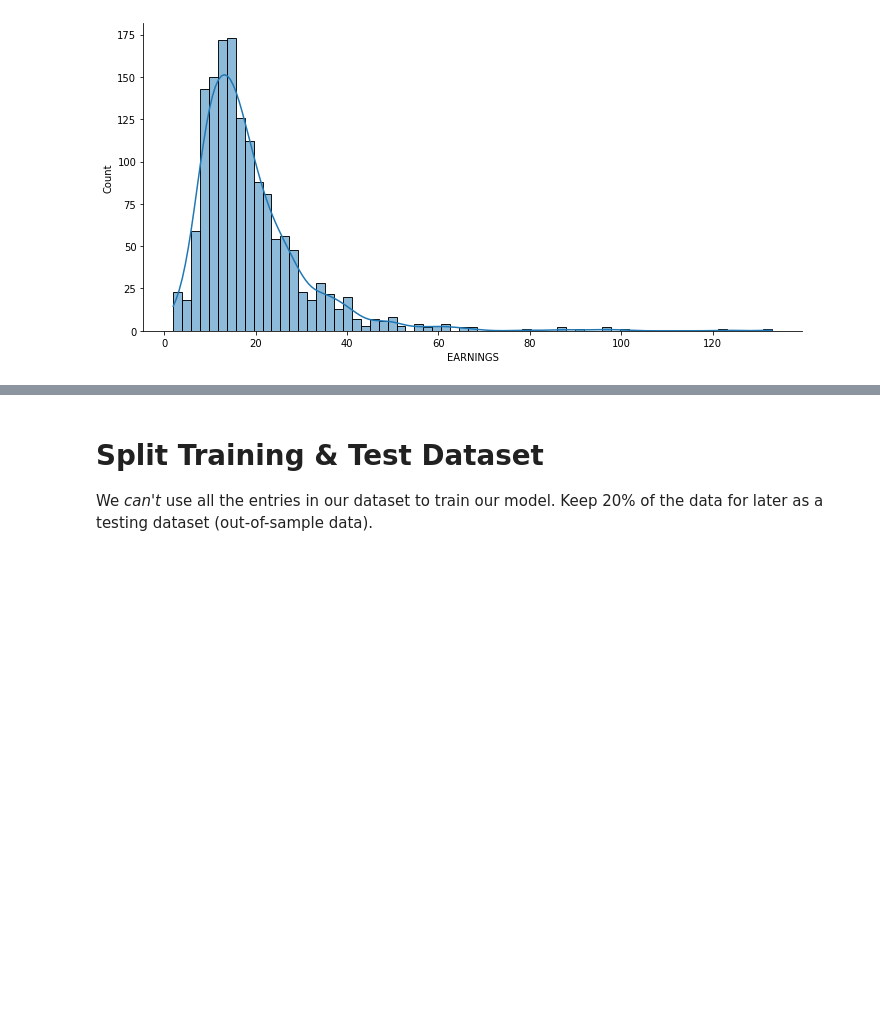
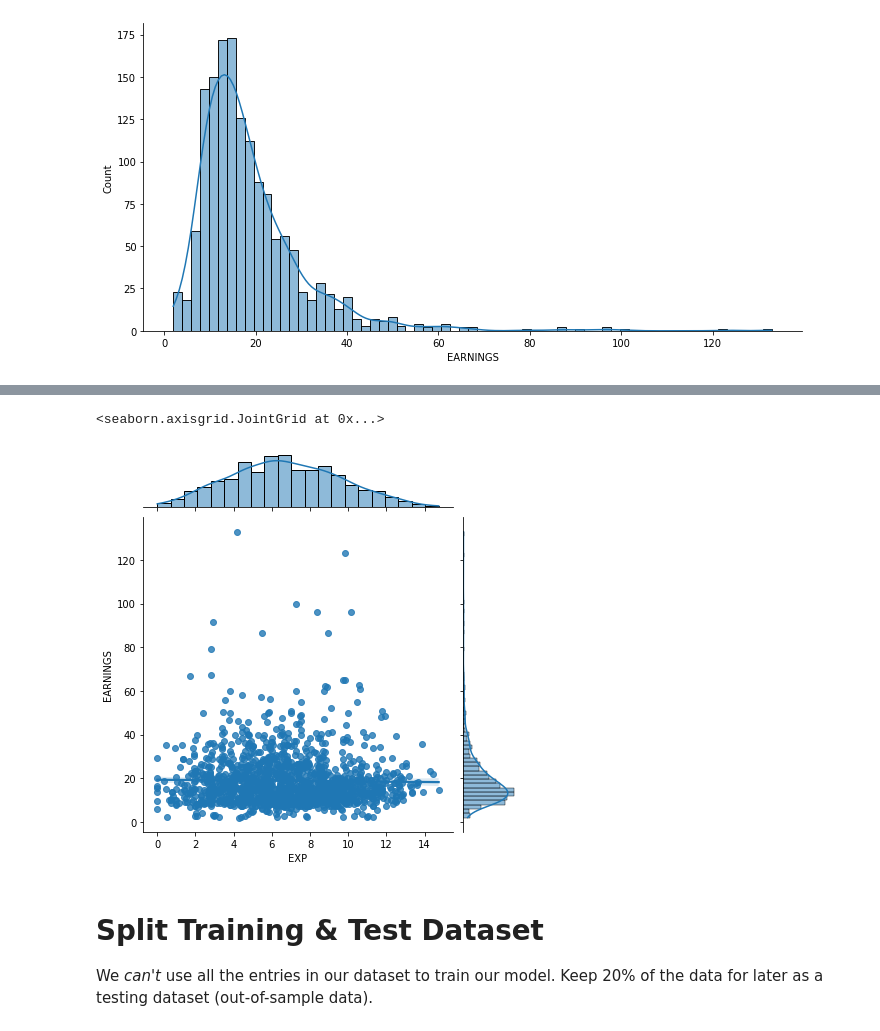
Before and after one commit to tomweinandy/100DaysOfCode, a Jupyter notebook: Projects/Day100/Determinants_of_Earnings.ipynb, the cells around one changed output, grey strips where cells are left out. Saved outputs shown, nothing was run; the diff lists cells and outputs as text; code cells hidden in the pictures; blank space fills up the shorter version.

```diff
--- a/Projects/Day100/Determinants_of_Earnings.ipynb
+++ b/Projects/Day100/Determinants_of_Earnings.ipynb
@@ -166,3 +171,8 @@ sns.displot(df['EARNINGS'], kde=True, aspect=2)
+# %%
+sns.jointplot(data=df, x='EXP', y='EARNINGS', kind='reg')
+# %% [output]
+<seaborn.axisgrid.JointGrid at 0x...>
+[figure, added]
 # %% [markdown]
 # Split Training & Test Dataset
 
```
Also changed, not shown: parts of 4 cells of this notebook.
